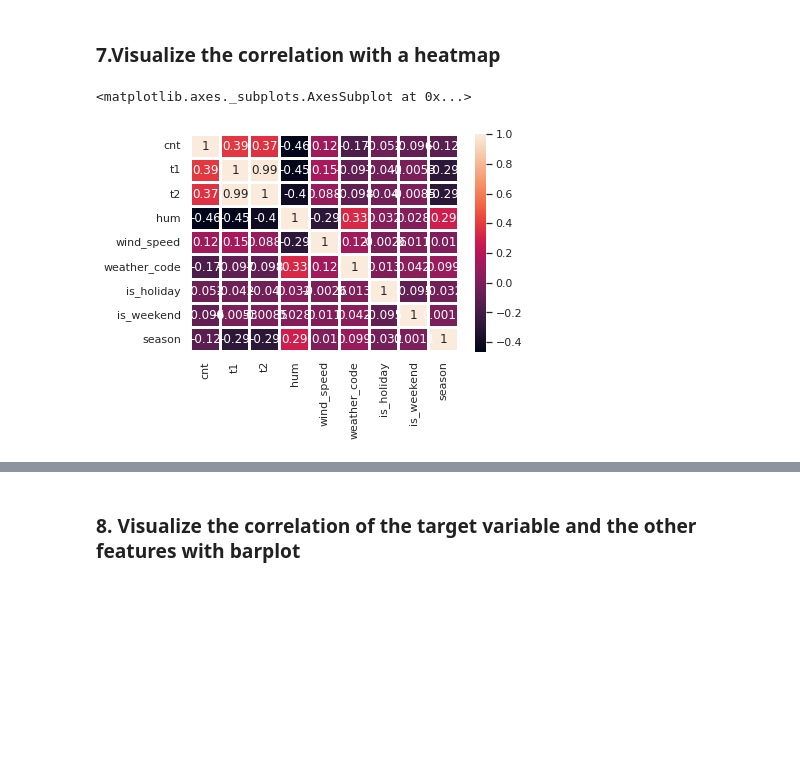
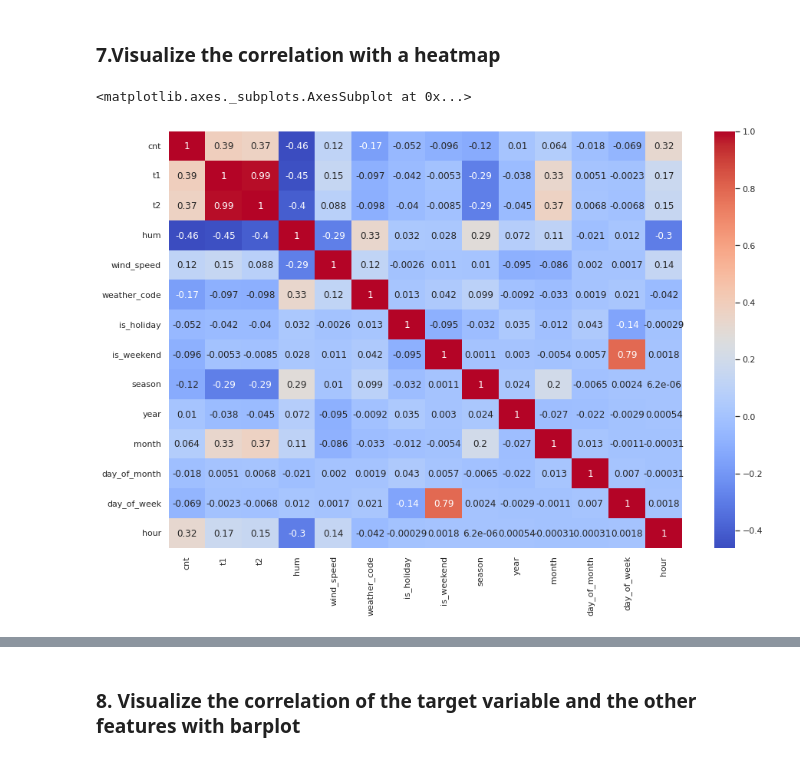
Before and after one commit to sancarg/DS_Assignments, a Jupyter notebook: DV_capstone_D1277.ipynb, the cells around one changed output, grey strips where cells are left out. Cells and saved outputs as stored; diff of their text form; code cells hidden in the pictures; blank space fills up the shorter version.

```diff
--- a/DV_capstone_D1277.ipynb
+++ b/DV_capstone_D1277.ipynb
@@ -138,0 +195,2 @@ sns.countplot(x = "weather_code", data = weather );
+# %%
+weather.set_index("timestamp", inplace = True)
@@ -154,0 +258,4 @@ df.head()
+# %%
+f = lambda x: x.strftime('%Y-%m') # strftime works with array
+weather['year_month'] = f(weather.index)
+weather['year_month']
@@ -154,0 +280,4 @@ df.head()
+# %%
+weather['year'] = weather.index.year # only apply to array
+weather['year']
+type(weather['year'][0])
@@ -154,0 +286,5 @@ df.head()
+# %%
+weather['month'] = weather.index.month
+weather['day_of_month'] = weather.index.day
+weather['day_of_week'] = weather.index.dayofweek
+weather['hour'] = weather.index.hour
@@ -155,7 +328,8 @@ df.head()
 # %% [markdown]
 ### 7.Visualize the correlation with a heatmap
 # %%
-sns.heatmap(data=weather.corr(), annot=True)
+plt.figure(figsize=(15, 10))
+sns.heatmap(data=weather.corr(), annot=True, cmap="coolwarm")
 # %% [output]
 <matplotlib.axes._subplots.AxesSubplot at 0x...>
-[figure, old version]
+[figure, new version]
```
Also changed, not shown: parts of 34 cells of this notebook.
